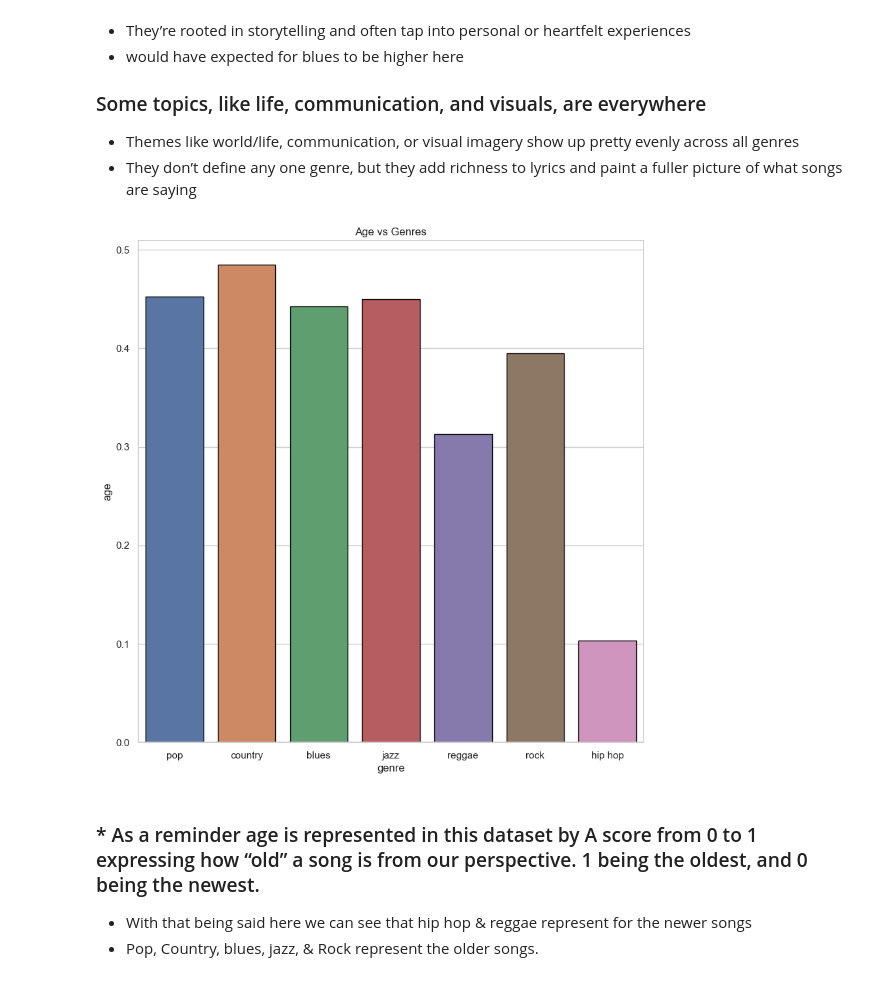
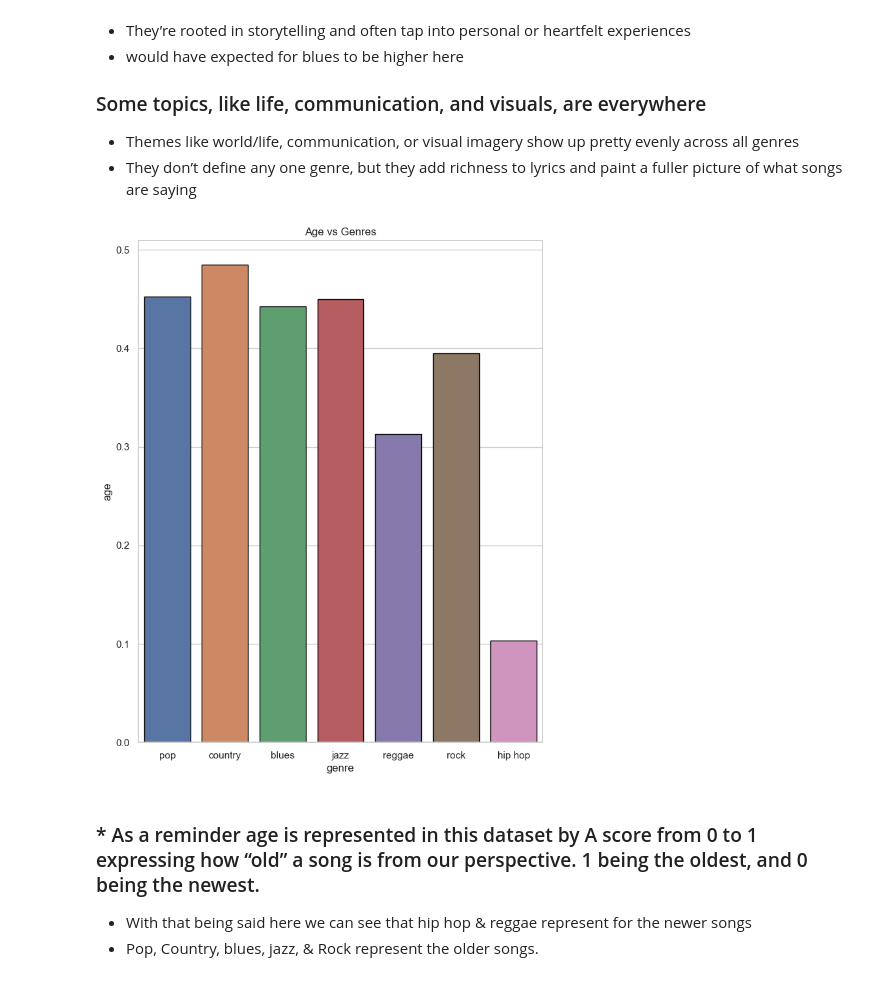
Before and after one commit to GClark89/MusicTrain, a Jupyter notebook: EDA.ipynb, the cells around one changed output. Drawn from its saved outputs; the diff is of its cells as text; code cells hidden in the pictures.

```diff
--- a/EDA.ipynb
+++ b/EDA.ipynb
@@ -265,11 +296,12 @@ plt.show()
 - They don’t define any one genre, but they add richness to lyrics and paint a fuller picture of what songs are saying
 # %%
 # Here we are comparing age vs Genre
+plt.figure(figsize=(8,10))
 sns.barplot(data= df, x= "genre", y="age", hue="genre", legend= None,edgecolor = "black",  errorbar=None)
 plt.title("Age vs Genres")
 plt.show()
 # %% [output]
-[figure, old version]
+[figure, new version]
 # %% [markdown]
 ### * As a reminder age is represented in this dataset by A score from 0 to 1 expressing how “old” a song is from our perspective. 1 being the oldest, and 0 being the newest.
 
```
Also changed, not shown: parts of 17 cells of this notebook, 2 other files.
